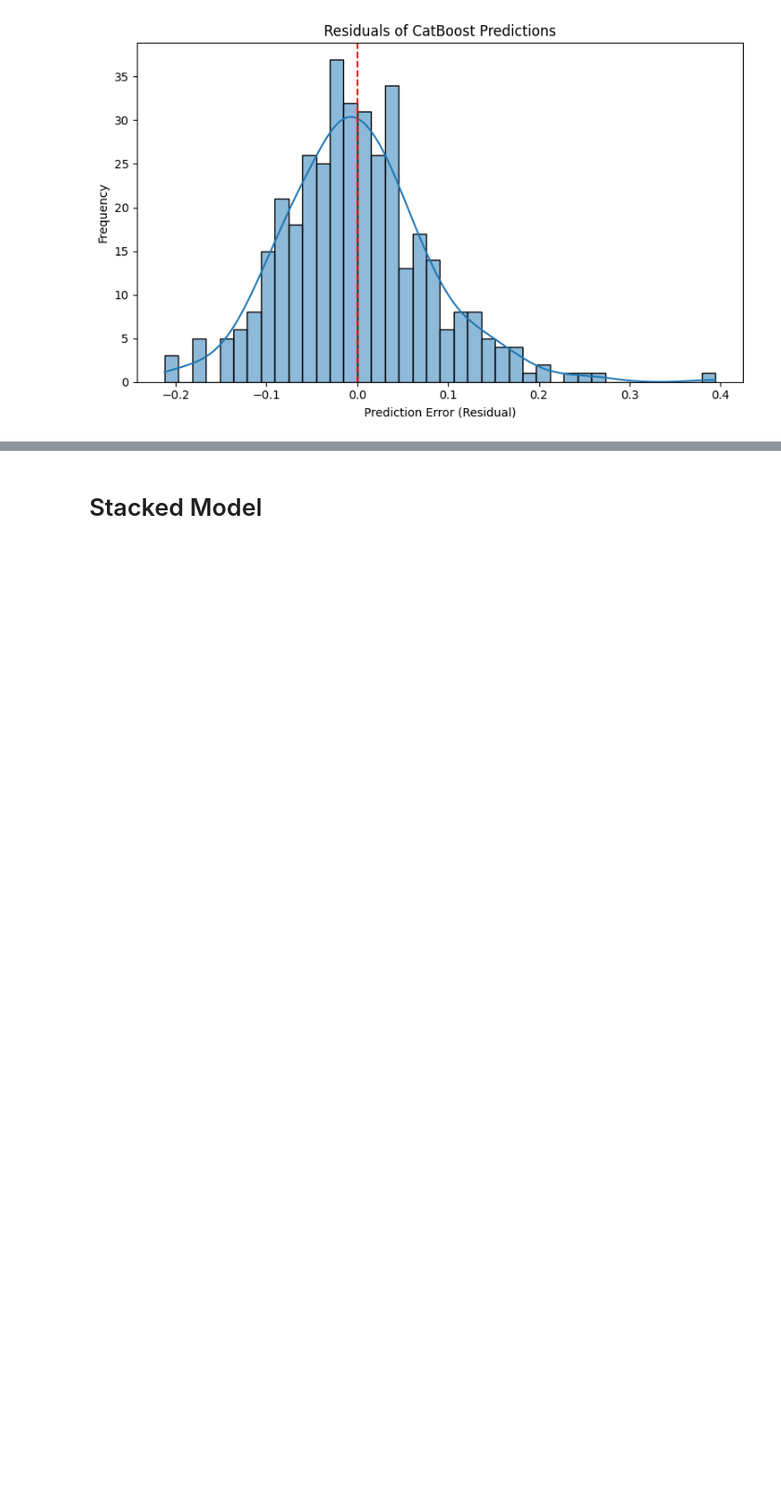
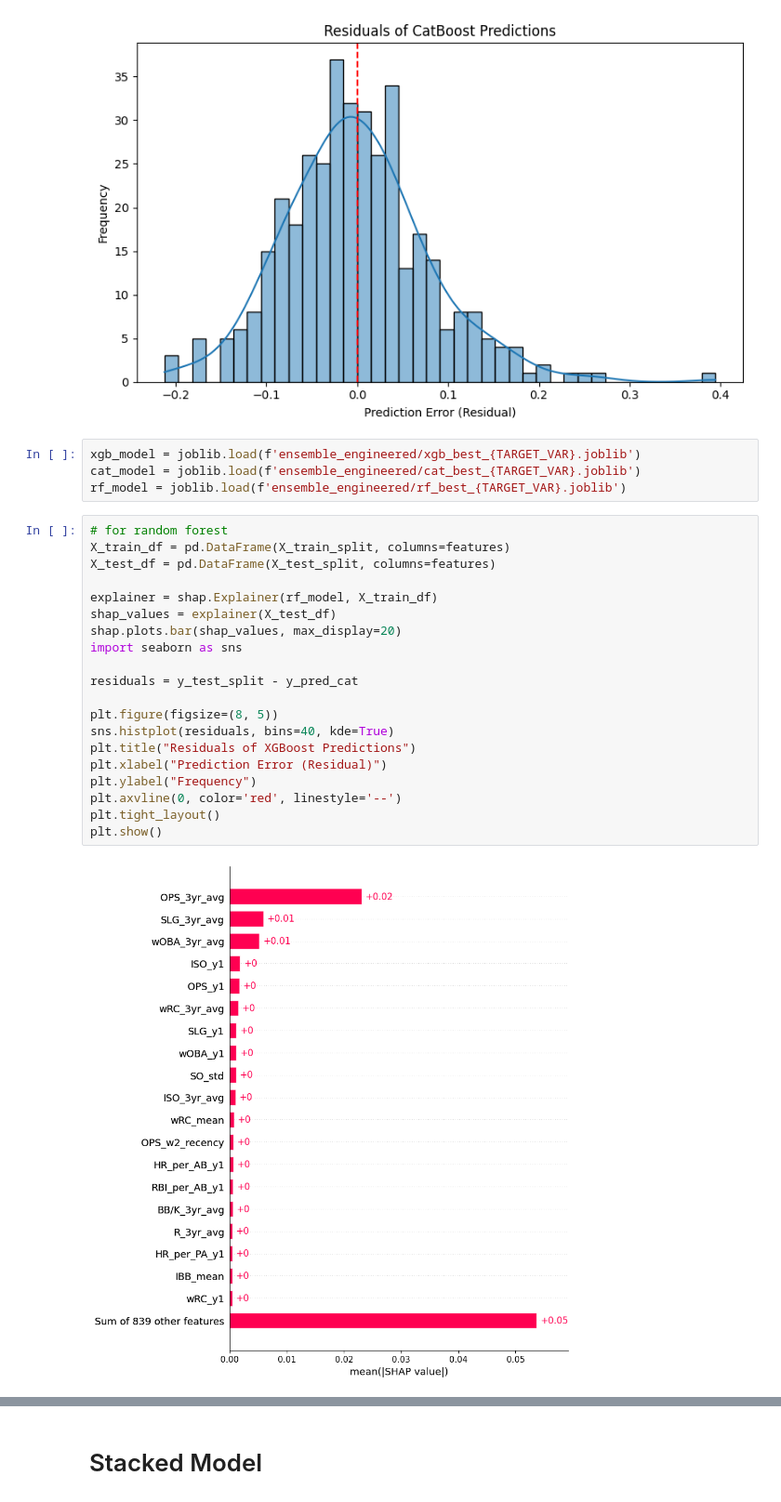
Before and after one commit to aidankeaveny/mlb-performance-predictor, a Jupyter notebook: notebooks/07_predict_target.ipynb, the cells around one changed output, grey strips where cells are left out. Shown at 93% size. Cells and saved outputs as stored; diff of their text form; blank space fills up the shorter version.

```diff
--- a/notebooks/07_predict_target.ipynb
+++ b/notebooks/07_predict_target.ipynb
@@ -1209,3 +1213,29 @@ plt.tight_layout()
 plt.show()
 # %% [output]
 [figure]
+# %%
+xgb_model = joblib.load(f'ensemble_engineered/xgb_best_{TARGET_VAR}.joblib')
+cat_model = joblib.load(f'ensemble_engineered/cat_best_{TARGET_VAR}.joblib')
+rf_model = joblib.load(f'ensemble_engineered/rf_best_{TARGET_VAR}.joblib')
+# %%
+# for random forest
+X_train_df = pd.DataFrame(X_train_split, columns=features)
+X_test_df = pd.DataFrame(X_test_split, columns=features)
+
+explainer = shap.Explainer(rf_model, X_train_df)
+shap_values = explainer(X_test_df)
+shap.plots.bar(shap_values, max_display=20)
+import seaborn as sns
+
+residuals = y_test_split - y_pred_cat
+
+plt.figure(figsize=(8, 5))
+sns.histplot(residuals, bins=40, kde=True)
+plt.title("Residuals of XGBoost Predictions")
+plt.xlabel("Prediction Error (Residual)")
+plt.ylabel("Frequency")
+plt.axvline(0, color='red', linestyle='--')
+plt.tight_layout()
+plt.show()
+# %% [output]
+[figure, added]
```
Also changed, not shown: parts of 3 cells of this notebook.
